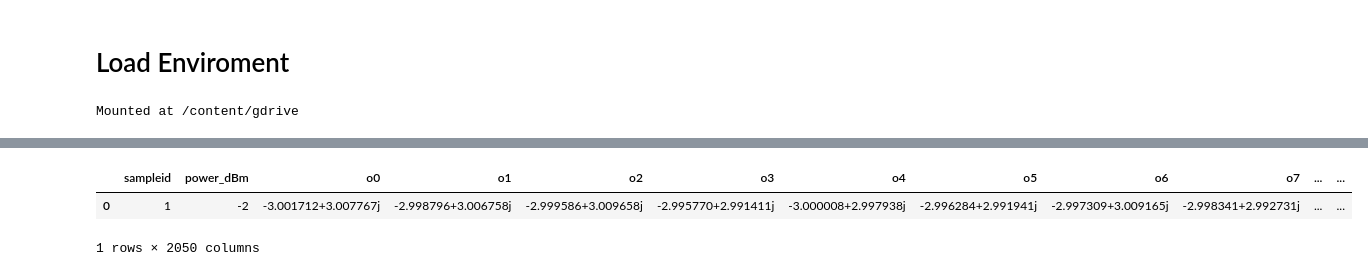
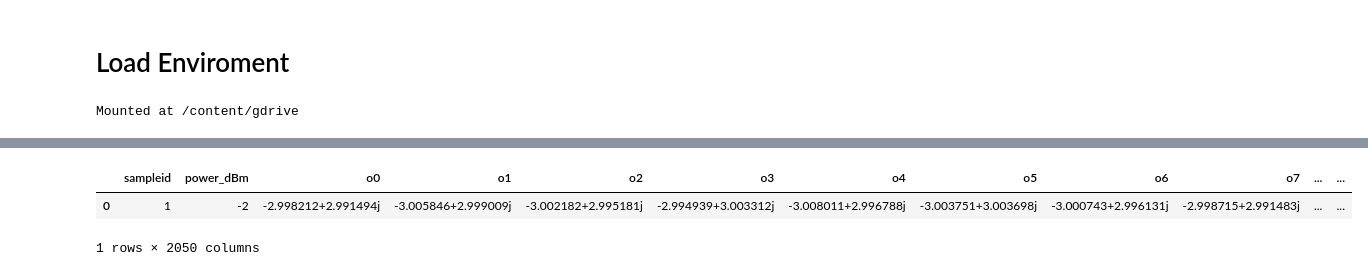
Before and after one commit to R0N3ldrt/ANN, a Jupyter notebook: synthetic_constellation_v2.ipynb, the cells around one changed output, grey strips where cells are left out. Cells and saved outputs as stored; diff of their text form; code cells hidden in the pictures.

```diff
--- a/synthetic_constellation_v2.ipynb
+++ b/synthetic_constellation_v2.ipynb
@@ -73,9 +73,7 @@ def synthetic_constellation(r_dispertion, n_samples=1, centroid = None, n_featur
   samples_per_square_cnt = 0
 
   centroid_cnt = 0
-  r = centroids[centroid_cnt][0]
-  i = centroids[centroid_cnt][1]
-  symbol = complex(r, i)
+
   for feature_num in range(0, n_features):
     sample_data = []
 
@@ -87,6 +85,13 @@ def synthetic_constellation(r_dispertion, n_samples=1, centroid = None, n_featur
           samples_per_square = samples_per_square + 128
           r = centroids[centroid_cnt][0] #real
           i = centroids[centroid_cnt][1] #imag
+
+          symbol = complex(r, i)
+
+        else: # First iteration (square 1)
+          r = centroids[centroid_cnt][0]
+          i = centroids[centroid_cnt][1]
+
           symbol = complex(r, i)
 
       else: # Process for dispersion > 0
@@ -97,14 +102,18 @@ def synthetic_constellation(r_dispertion, n_samples=1, centroid = None, n_featur
             r_x, r_y = uniform_point(r=r_dispertion, xc=centroids[centroid_cnt][0], yc=centroids[centroid_cnt][1])
           elif distribution_funct == 'non_uniform':
             r_x, r_y = non_uniform_point(r=r_dispertion, xc=centroids[centroid_cnt][0], yc=centroids[centroid_cnt][1])
+          elif distribution_funct == 'gaussian':
+            r_x, r_y = gausian_point(r=r_dispertion, xc=centroids[centroid_cnt][0], yc=centroids[centroid_cnt][1])
 
           symbol = complex(r_x, r_y)
 
-        else:
+        else: # First iteration (square 1)
           if distribution_funct == 'uniform':
             r_x, r_y = uniform_point(r=r_dispertion, xc=centroids[centroid_cnt][0], yc=centroids[centroid_cnt][1])
           elif distribution_funct == 'non_uniform':
             r_x, r_y = non_uniform_point(r=r_dispertion, xc=centroids[centroid_cnt][0], yc=centroids[centroid_cnt][1])
+          elif distribution_funct == 'gaussian':
+            r_x, r_y = gausian_point(r=r_dispertion, xc=centroids[centroid_cnt][0], yc=centroids[centroid_cnt][1])
 
           symbol = complex(r_x, r_y)
 
@@ -141,9 +163,9 @@ def non_uniform_point(r=1, xc=0, yc=0):
 # %%
-synthetic_df = synthetic_constellation(r_dispertion=0, n_samples=1, centroid = None, n_features = 2048, distribution_funct = 'uniform', power_val='-2')
+synthetic_df = synthetic_constellation(r_dispertion=0.01, n_samples=1, centroid = None, n_features = 2048, distribution_funct = 'uniform', power_val='-2')
 display(synthetic_df)
 # %% [output]
 |  | sampleid | power_dBm | o0 | o1 | o2 | o3 | o4 | o5 | o6 | o7 | ... | ... |
-| 0 | 1 | -2 | -3.001712+3.007767j | -2.998796+3.006758j | -2.999586+3.009658j | -2.995770+2.991411j | -3.000008+2.997938j | -2.996284+2.991941j | -2.997309+3.009165j | -2.998341+2.992731j | ... | ... |
+| 0 | 1 | -2 | -2.998212+2.991494j | -3.005846+2.999009j | -3.002182+2.995181j | -2.994939+3.003312j | -3.008011+2.996788j | -3.003751+3.003698j | -3.000743+2.996131j | -2.998715+2.991483j | ... | ... |
 1 rows × 2050 columns
 # %%
 #filepath = path+'/synthetic_constellations/synthetic_cosntelation_radius_'+str(0)+'.csv'
```
Also changed, not shown: parts of 5 cells of this notebook.
